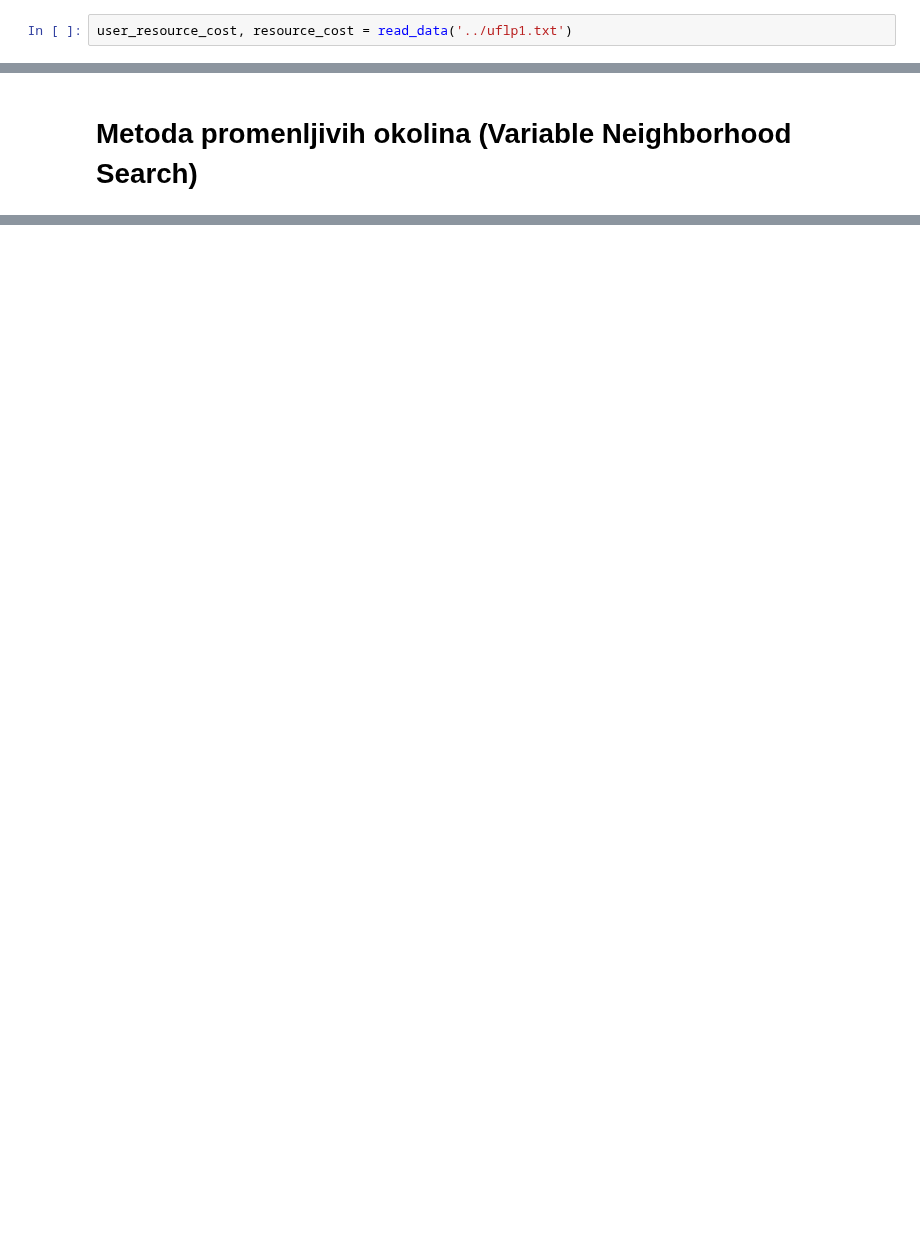
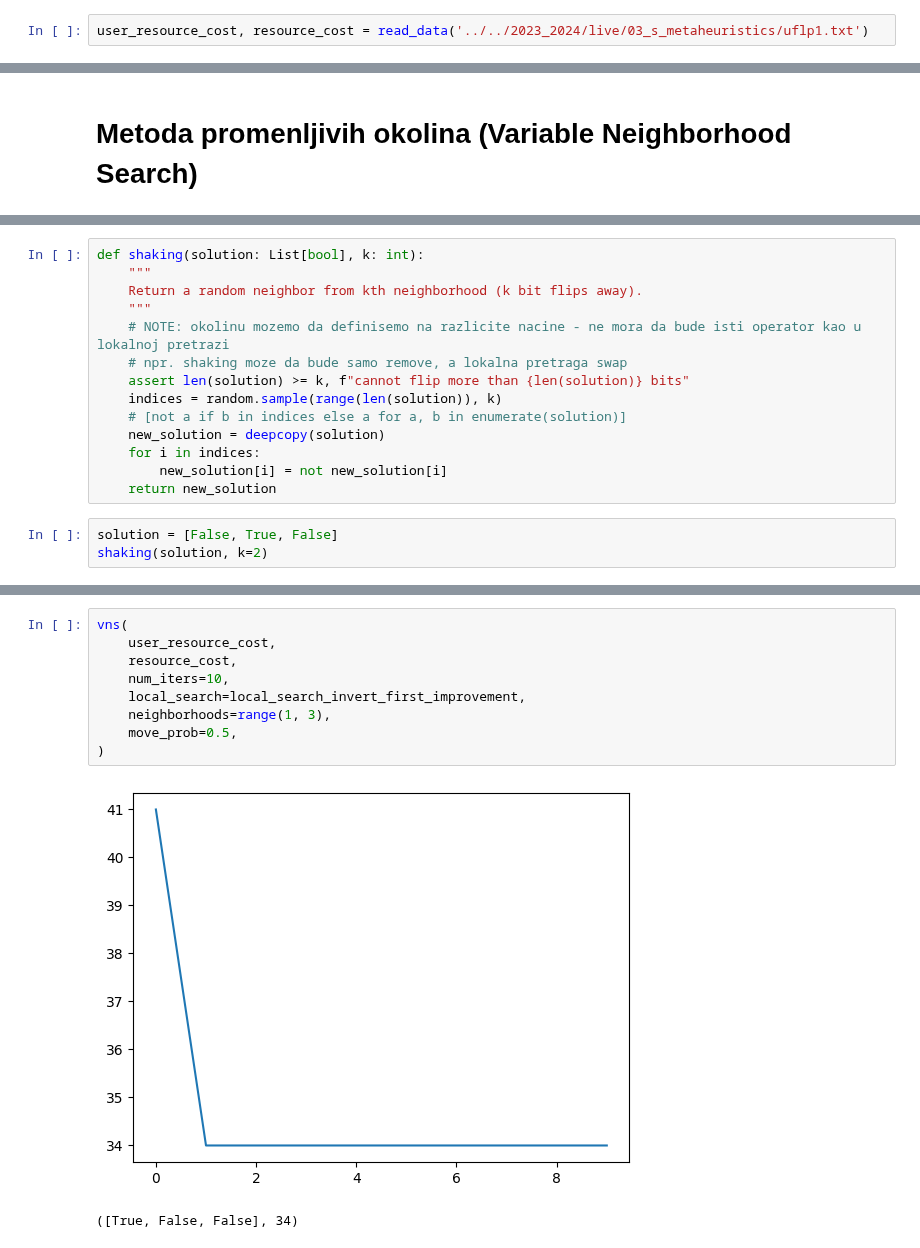
Before and after one commit to MATF-RI/Materijali-sa-vezbi, a Jupyter notebook: 2024_2025/live/03.ipynb, the cells around one changed output, grey strips where cells are left out. Drawn from its saved outputs; the diff is of its cells as text; blank space fills up the shorter version.

```diff
--- a/2024_2025/live/03.ipynb
+++ b/2024_2025/live/03.ipynb
@@ -26,7 +42,7 @@ def read_data(file_path: str) -> Tuple[List[List[int]], List[int]]:
 
         return user_resource_cost, resource_cost
 # %%
-user_resource_cost, resource_cost = read_data('../uflp1.txt')
+user_resource_cost, resource_cost = read_data('../../2023_2024/live/03_s_metaheuristics/uflp1.txt')
 # %%
 # mozemo da napravimo alijas za tip, ali, naravno, ne moramo
 Solution = List[bool]
@@ -204,0 +261,17 @@ plt.plot(xs, 1 / np.sqrt(xs))
+# %%
+def shaking(solution: List[bool], k: int):
+    """
+    Return a random neighbor from kth neighborhood (k bit flips away).
+    """
+    # NOTE: okolinu mozemo da definisemo na razlicite nacine - ne mora da bude isti operator kao u lokalnoj pretrazi
+    # npr. shaking moze da bude samo remove, a lokalna pretraga swap
+    assert len(solution) >= k, f"cannot flip more than {len(solution)} bits"
+    indices = random.sample(range(len(solution)), k)
+    # [not a if b in indices else a for a, b in enumerate(solution)]
+    new_solution = deepcopy(solution)
+    for i in indices:
+        new_solution[i] = not new_solution[i]
+    return new_solution
+# %%
+solution = [False, True, False]
+shaking(solution, k=2)
@@ -204,0 +317,12 @@ plt.plot(xs, 1 / np.sqrt(xs))
+# %%
+vns(
+    user_resource_cost,
+    resource_cost,
+    num_iters=10,
+    local_search=local_search_invert_first_improvement,
+    neighborhoods=range(1, 3),
+    move_prob=0.5,
+)
+# %% [output]
+[figure, added]
+([True, False, False], 34)
```
Also changed, not shown: parts of 18 cells of this notebook, 2 other files.
